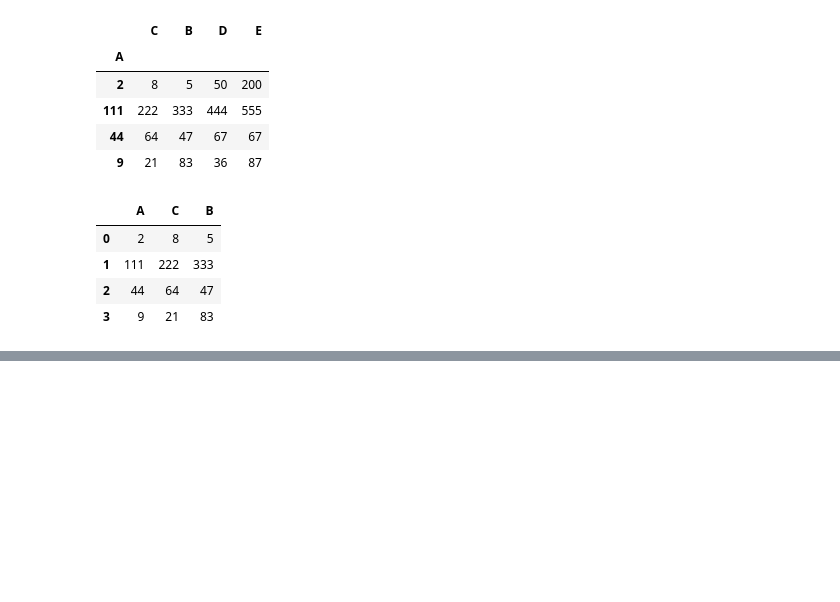
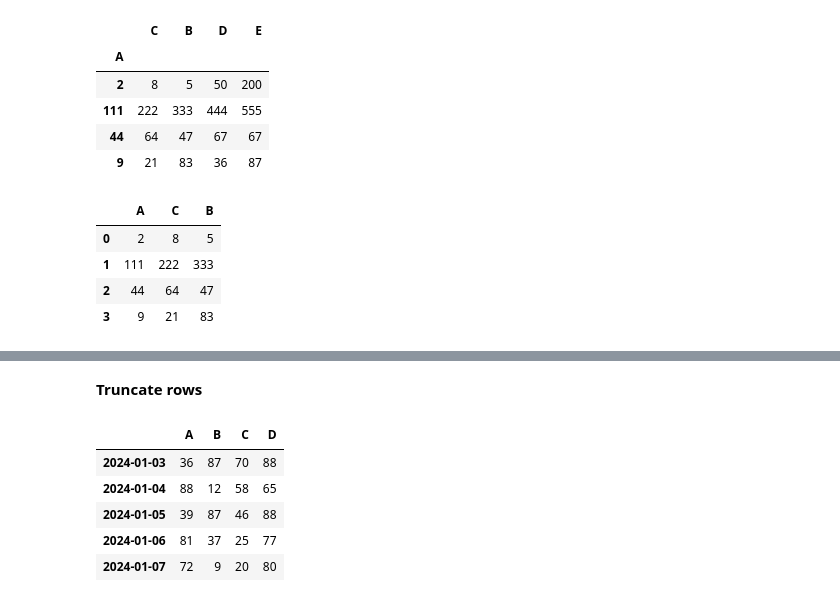
Before and after one commit to WasikAhmed/dataScience-and-ML, a Jupyter notebook: Pandas/04_data_maipulation.ipynb, the cells around one changed output, grey strips where cells are left out. Cells and saved outputs as stored; diff of their text form; code cells hidden in the pictures; blank space fills up the shorter version.

```diff
--- a/Pandas/04_data_maipulation.ipynb
+++ b/Pandas/04_data_maipulation.ipynb
@@ -217,0 +244,12 @@ new_df
+# %% [markdown]
+**Truncate rows**
+# %%
+truncated_df = df.truncate(before='2024-01-03', after='2024-01-07', copy=True)
+truncated_df
+# %% [output]
+|  | A | B | C | D |
+| 2024-01-03 | 36 | 87 | 70 | 88 |
+| 2024-01-04 | 88 | 12 | 58 | 65 |
+| 2024-01-05 | 39 | 87 | 46 | 88 |
+| 2024-01-06 | 81 | 37 | 25 | 77 |
+| 2024-01-07 | 72 | 9 | 20 | 80 |
```
Also changed, not shown: parts of 21 cells of this notebook.
